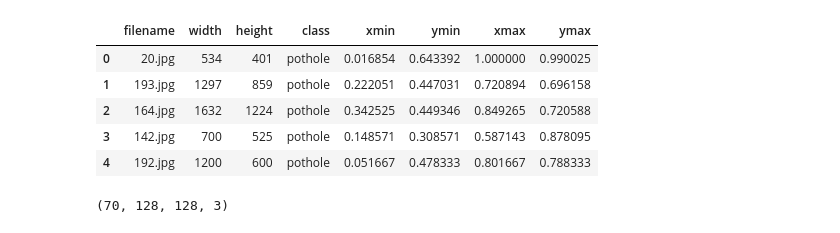
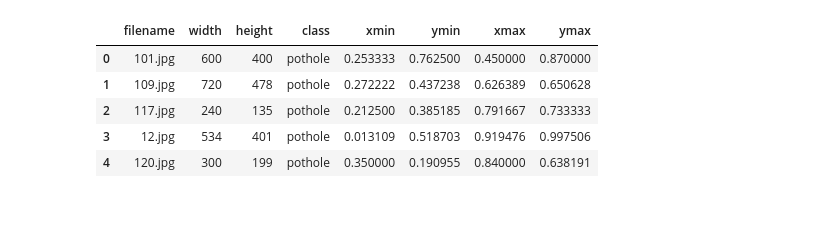
Before and after one commit to jlaframboise/Robo-Traverse, a Jupyter notebook: Notebooks/SinglePotholeLocalization.ipynb, the cells around one changed output. Saved outputs shown, nothing was run; the diff lists cells and outputs as text; code cells hidden in the pictures.

Commit message:
Modified single pot hole localization to use individual xml annotation files instead of a main csv.

```diff
--- a/Notebooks/SinglePotholeLocalization.ipynb
+++ b/Notebooks/SinglePotholeLocalization.ipynb
@@ -103,0 +22,33 @@ train_df.head(20)
+# %%
+labels = []
+
+for filename in os.listdir(allImagesFolder):
+    if filename.endswith(".xml"):
+        filepath = os.path.join(allImagesFolder, filename)
+        xml = ET.parse(filepath)
+        annot = xml.getroot()
+        fName = annot.find('filename').text
+        size = annot.find('size')
+        width = int(size.find('width').text)
+        height = int(size.find('height').text)
+        if width<40 or height<40 or width >999999 or height> 999999:
+            continue
+
+        objects = annot.findall('object')
+        if len(objects)!=1:
+            pass
+        elif objects[0].find('name').text=='pothole':
+            box = objects[0].find('bndbox')
+
+            xmin = int(box.find("xmin").text)
+            ymin = int(box.find("ymin").text)
+            xmax = int(box.find("xmax").text)
+            ymax = int(box.find("ymax").text)
+
+            if xmin<0 or xmax>width or ymin<0 or ymax>height:
+                continue
+
+            labels.append([fName, width, height, "pothole", xmin, ymin, xmax, ymax])
+
+labelDf = pd.DataFrame(labels,
+                       columns=["filename", "width", 'height', "class", 'xmin', 'ymin', 'xmax', 'ymax'])
@@ -104,9 +79,16 @@ train_df.head(20)
+# %%
+newSize = (128, 128)
+
+labelDf.xmin = labelDf.xmin/labelDf.width
+labelDf.xmax = labelDf.xmax/labelDf.width
+labelDf.ymin = labelDf.ymin/labelDf.height
+labelDf.ymax = labelDf.ymax/labelDf.height
 # %%
-train_df.head()
+labelDf.head()
 # %% [output]
 |  | filename | width | height | class | xmin | ymin | xmax | ymax |
-| 0 | 20.jpg | 534 | 401 | pothole | 0.016854 | 0.643392 | 1.000000 | 0.990025 |
-| 1 | 193.jpg | 1297 | 859 | pothole | 0.222051 | 0.447031 | 0.720894 | 0.696158 |
-| 2 | 164.jpg | 1632 | 1224 | pothole | 0.342525 | 0.449346 | 0.849265 | 0.720588 |
-| 3 | 142.jpg | 700 | 525 | pothole | 0.148571 | 0.308571 | 0.587143 | 0.878095 |
-| 4 | 192.jpg | 1200 | 600 | pothole | 0.051667 | 0.478333 | 0.801667 | 0.788333 |
+| 0 | 101.jpg | 600 | 400 | pothole | 0.253333 | 0.762500 | 0.450000 | 0.870000 |
+| 1 | 109.jpg | 720 | 478 | pothole | 0.272222 | 0.437238 | 0.626389 | 0.650628 |
+| 2 | 117.jpg | 240 | 135 | pothole | 0.212500 | 0.385185 | 0.791667 | 0.733333 |
+| 3 | 12.jpg | 534 | 401 | pothole | 0.013109 | 0.518703 | 0.919476 | 0.997506 |
+| 4 | 120.jpg | 300 | 199 | pothole | 0.350000 | 0.190955 | 0.840000 | 0.638191 |
@@ -123,5 +94,0 @@ for index, row in train_df.iterrows():
-# %%
-frames = np.array(frames)
-frames.shape
-# %% [output]
-(70, 128, 128, 3)
```
Also changed, not shown: parts of 22 cells of this notebook.
